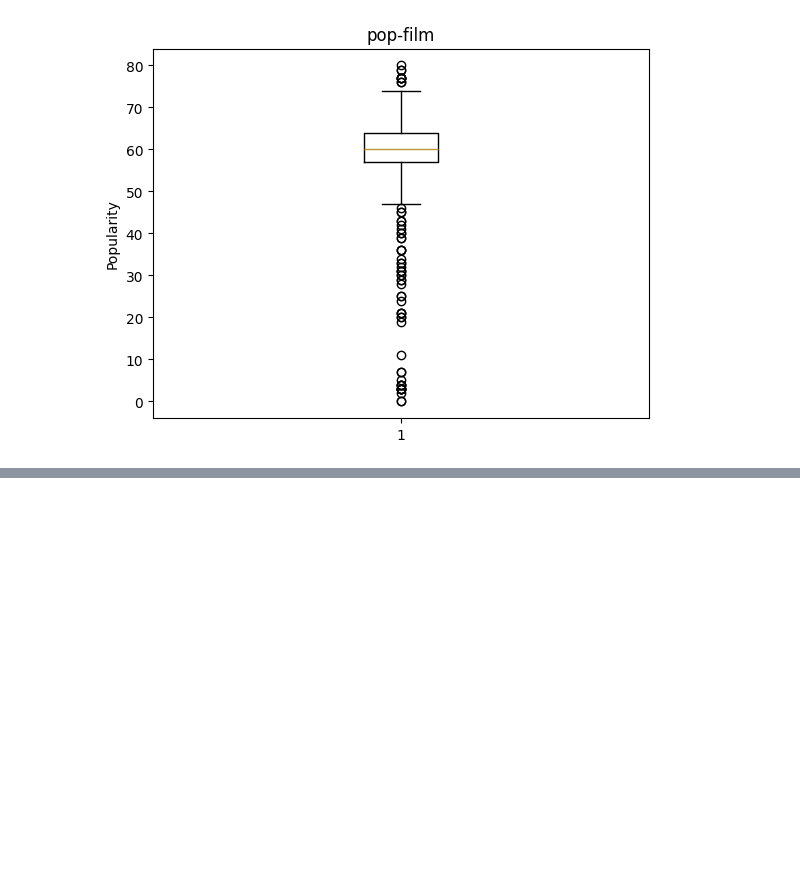
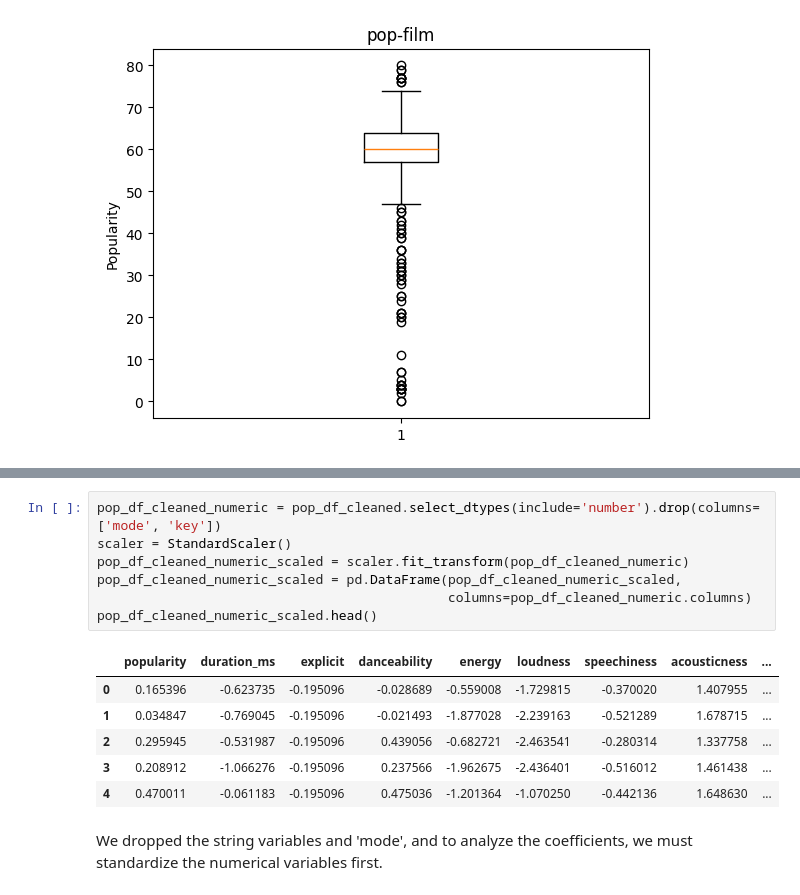
Before and after one commit to jonathandeng34/spotify-recommendation, a Jupyter notebook: cleaning_and_eda.ipynb, the cells around one changed output, grey strips where cells are left out. Saved outputs shown, nothing was run; the diff lists cells and outputs as text; blank space fills up the shorter version.

```diff
--- a/cleaning_and_eda.ipynb
+++ b/cleaning_and_eda.ipynb
@@ -351,0 +369,16 @@ plt.show()
+# %%
+pop_df_cleaned_numeric = pop_df_cleaned.select_dtypes(include='number').drop(columns=['mode', 'key'])
+scaler = StandardScaler()
+pop_df_cleaned_numeric_scaled = scaler.fit_transform(pop_df_cleaned_numeric)
+pop_df_cleaned_numeric_scaled = pd.DataFrame(pop_df_cleaned_numeric_scaled,
+                                             columns=pop_df_cleaned_numeric.columns)
+pop_df_cleaned_numeric_scaled.head()
+# %% [output]
+|  | popularity | duration_ms | explicit | danceability | energy | loudness | speechiness | acousticness | ... |
+| 0 | 0.165396 | -0.623735 | -0.195096 | -0.028689 | -0.559008 | -1.729815 | -0.370020 | 1.407955 | ... |
+| 1 | 0.034847 | -0.769045 | -0.195096 | -0.021493 | -1.877028 | -2.239163 | -0.521289 | 1.678715 | ... |
+| 2 | 0.295945 | -0.531987 | -0.195096 | 0.439056 | -0.682721 | -2.463541 | -0.280314 | 1.337758 | ... |
+| 3 | 0.208912 | -1.066276 | -0.195096 | 0.237566 | -1.962675 | -2.436401 | -0.516012 | 1.461438 | ... |
+| 4 | 0.470011 | -0.061183 | -0.195096 | 0.475036 | -1.201364 | -1.070250 | -0.442136 | 1.648630 | ... |
+# %% [markdown]
+We dropped the string variables and 'mode', and to analyze the coefficients, we must standardize the numerical variables first.
```
Also changed, not shown: parts of 39 cells of this notebook.
